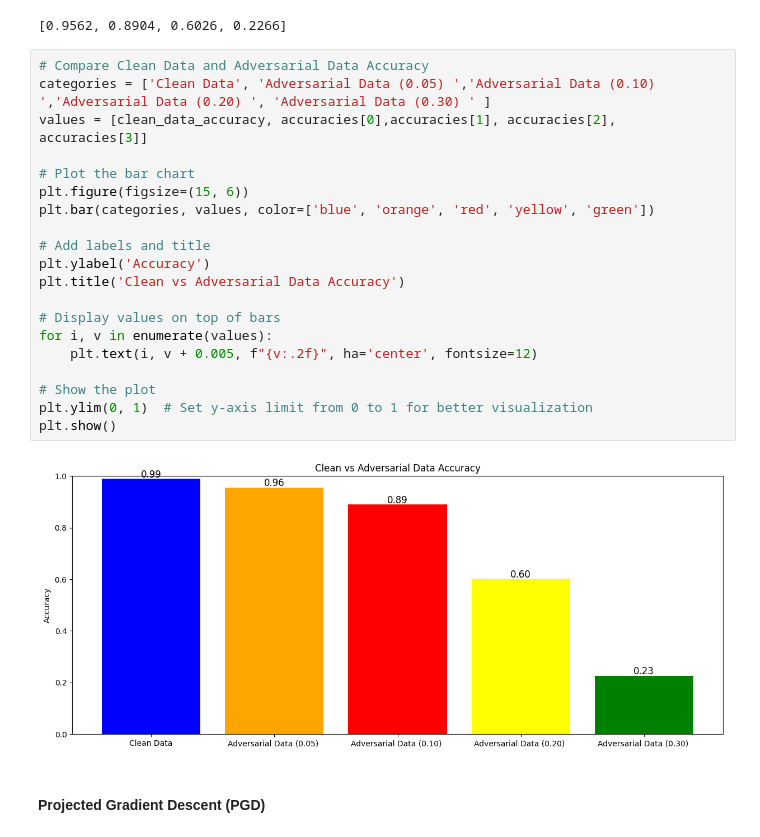
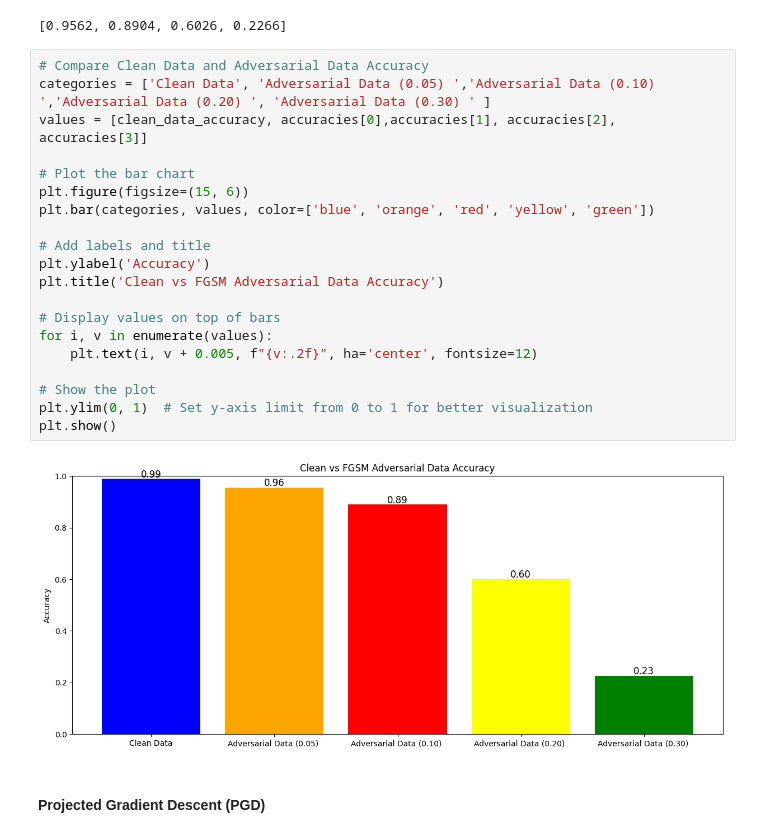
Before and after one commit to Philewj/CS-695-CNN-Implementation-MNIST, a Jupyter notebook: CS_695_Lab1_Excercise_CNN_MNIST.ipynb, the cells around one changed output. Saved outputs shown, nothing was run; the diff lists cells and outputs as text.

```diff
--- a/CS_695_Lab1_Excercise_CNN_MNIST.ipynb
+++ b/CS_695_Lab1_Excercise_CNN_MNIST.ipynb
@@ -546,25 +546,25 @@ print(accuracies)
 # %%
 # Compare Clean Data and Adversarial Data Accuracy
 categories = ['Clean Data', 'Adversarial Data (0.05) ','Adversarial Data (0.10) ','Adversarial Data (0.20) ', 'Adversarial Data (0.30) ' ]
 values = [clean_data_accuracy, accuracies[0],accuracies[1], accuracies[2], accuracies[3]]
 
 # Plot the bar chart
 plt.figure(figsize=(15, 6))
 plt.bar(categories, values, color=['blue', 'orange', 'red', 'yellow', 'green'])
 
 # Add labels and title
 plt.ylabel('Accuracy')
-plt.title('Clean vs Adversarial Data Accuracy')
+plt.title('Clean vs FGSM Adversarial Data Accuracy')
 
 # Display values on top of bars
 for i, v in enumerate(values):
     plt.text(i, v + 0.005, f"{v:.2f}", ha='center', fontsize=12)
 
 # Show the plot
 plt.ylim(0, 1)  # Set y-axis limit from 0 to 1 for better visualization
 plt.show()
 # %% [output]
-[figure, old version]
+[figure, new version]
 # %% [markdown]
 #### Projected Gradient Descent (PGD)
 # %%
```
Also changed, not shown: parts of 13 cells of this notebook.
